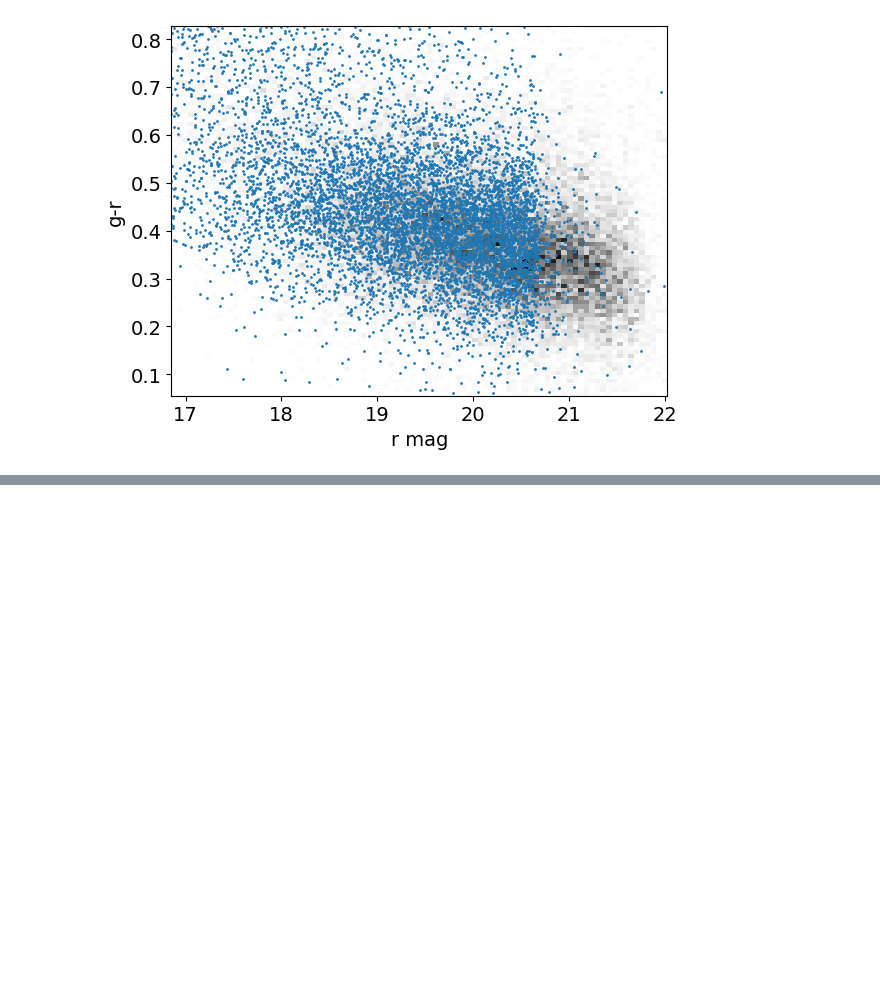
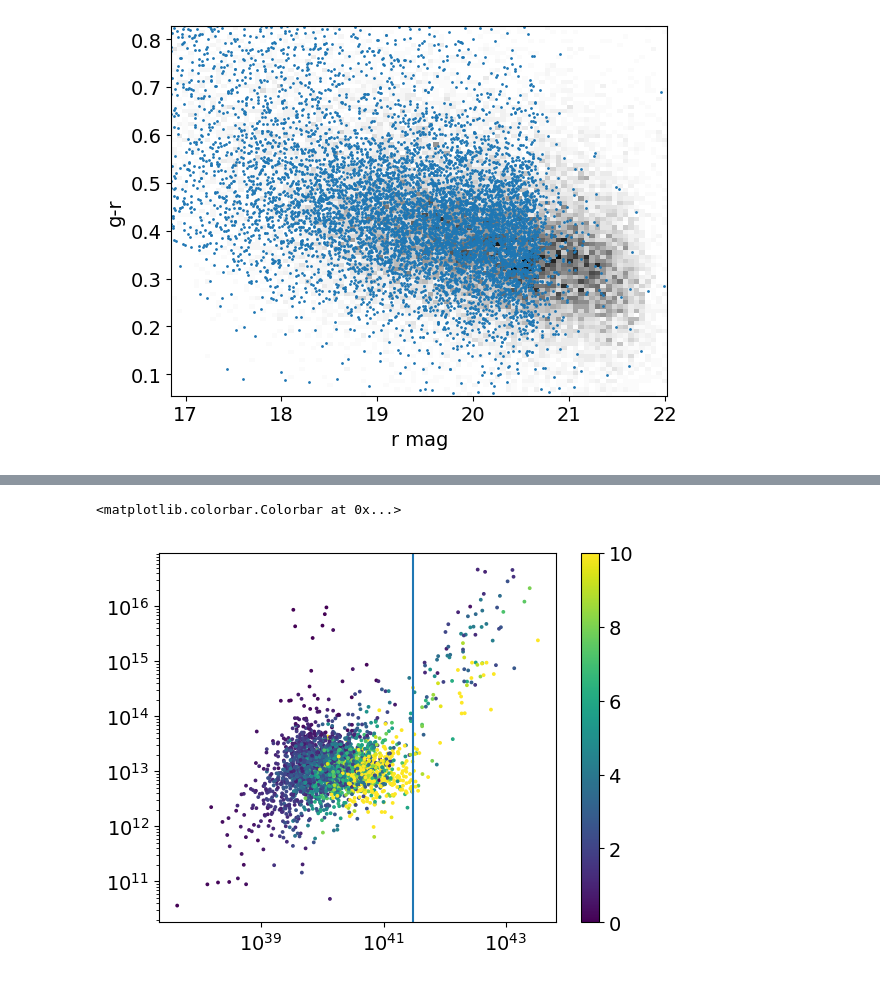
Before and after one commit to ekadofong/agrias, a Jupyter notebook: notebooks/HalphaDirectPhotometry.ipynb, the cells around one changed output, grey strips where cells are left out. Saved outputs shown, nothing was run; the diff lists cells and outputs as text; code cells hidden in the pictures; blank space fills up the shorter version.

```diff
--- a/notebooks/HalphaDirectPhotometry.ipynb
+++ b/notebooks/HalphaDirectPhotometry.ipynb
@@ -188 +205,16 @@ Name: M3460277441820373040, dtype: float64
+# %%
+plt.scatter(
+    df['LHa'],
+    df['R'],
+    c=df["R"]/df['u_R'],
+    vmin=0,
+    vmax=10.,
+    s=3
+)
+plt.axvline(3e41)
+ek.loglog()
+plt.colorbar()
+# %% [output]
+<matplotlib.colorbar.Colorbar at 0x...>
+[figure, added]
 # %%
```
Also changed, not shown: parts of 18 cells of this notebook, 1 other file.
